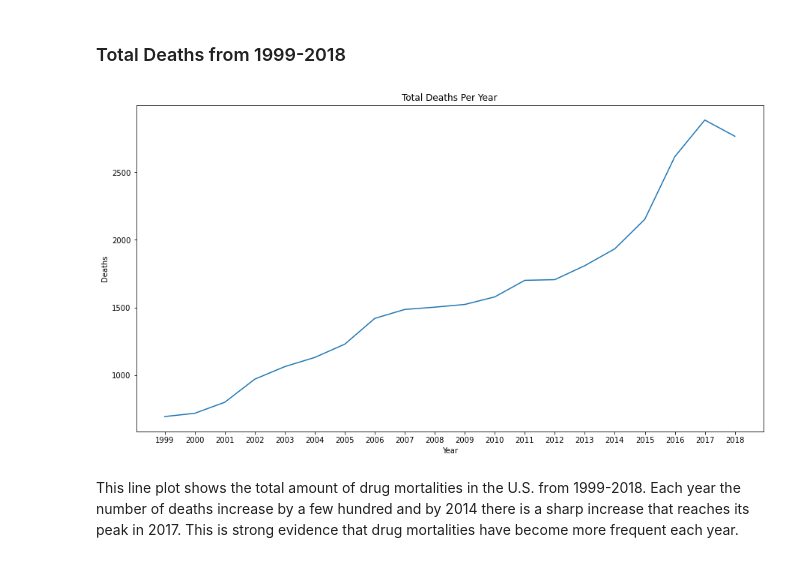
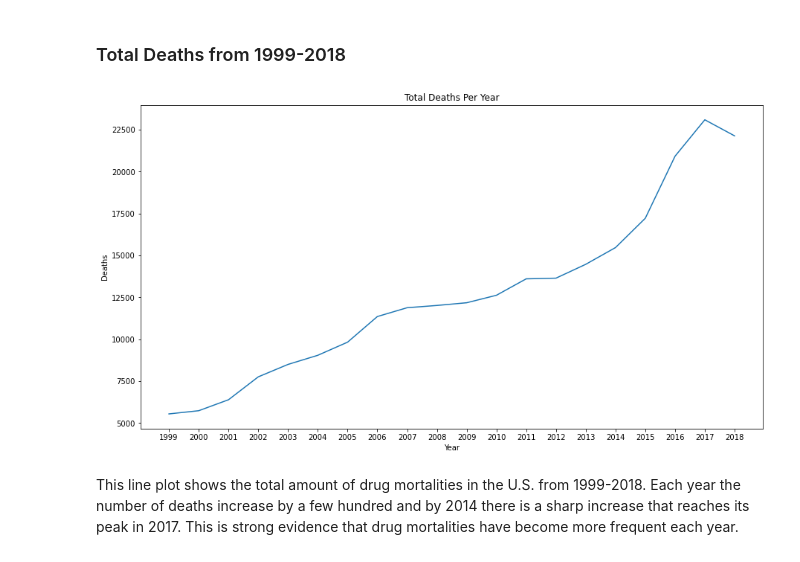
Before and after one commit to cwaggles/TOOL1_FINAL_PROJECT, a Jupyter notebook: Data Science Tools 1 - Final Project.ipynb, the cells around one changed output. Saved outputs shown, nothing was run; the diff lists cells and outputs as text; code cells hidden in the pictures.

Commit message:
total deaths by year graph was displaying wrong data

```diff
--- a/Data Science Tools 1 - Final Project.ipynb
+++ b/Data Science Tools 1 - Final Project.ipynb
@@ -148,0 +151,4 @@ drug_mort['Race Origin'] = drug_mort['Race Origin'].str.replace('Non-Hispanic',
+# %%
+allages_us = drug_mort[drug_mort["Age Group"]=="All Ages"]
+allages_us = allages_us[allages_us["State"]=="United States"]
+allages_us.head()
@@ -195,13 +208,13 @@ other_races_US.head()
 # %%
 %matplotlib inline
 plt.figure(figsize=(15,8))
-sb.lineplot(x = "Year", y = "Deaths", ci=None, data=age_grouped_us)
+sb.lineplot(x = "Year", y = "Deaths", ci=None, data=allages_us)
 x_ticks = np.arange(1999, 2019, 1)
 plt.xticks(x_ticks)
 plt.title('Total Deaths Per Year')
 plt.show()
 # %% [output]
-[figure, old version]
+[figure, new version]
 # %% [markdown]
 This line plot shows the total amount of drug mortalities in the U.S. from 1999-2018. Each year the number of deaths increase by a few hundred and by 2014 there is a sharp increase that reaches its peak in 2017. This is strong evidence that drug mortalities have become more frequent each year.
 # %% [markdown]
```
Also changed, not shown: parts of 2 cells of this notebook.
